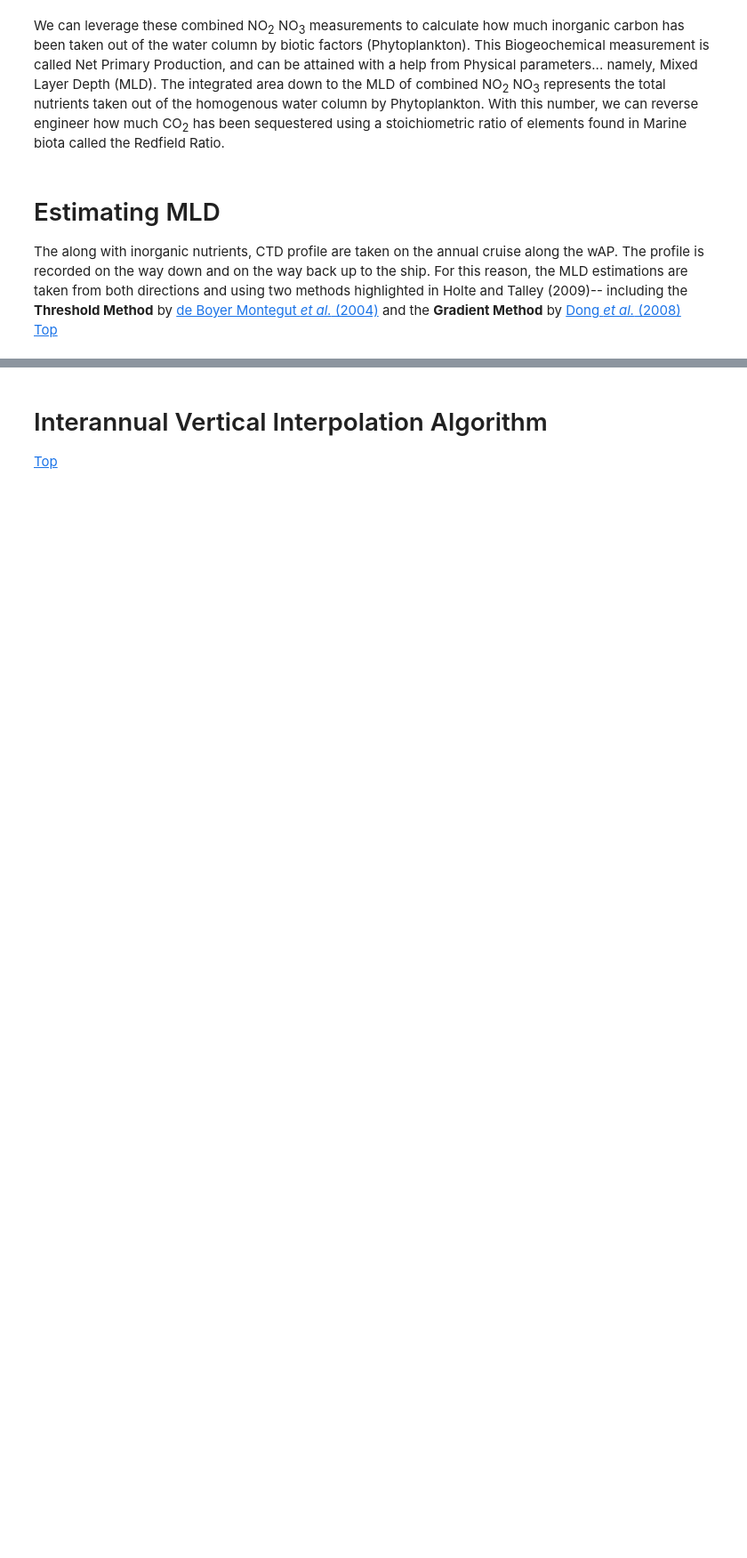
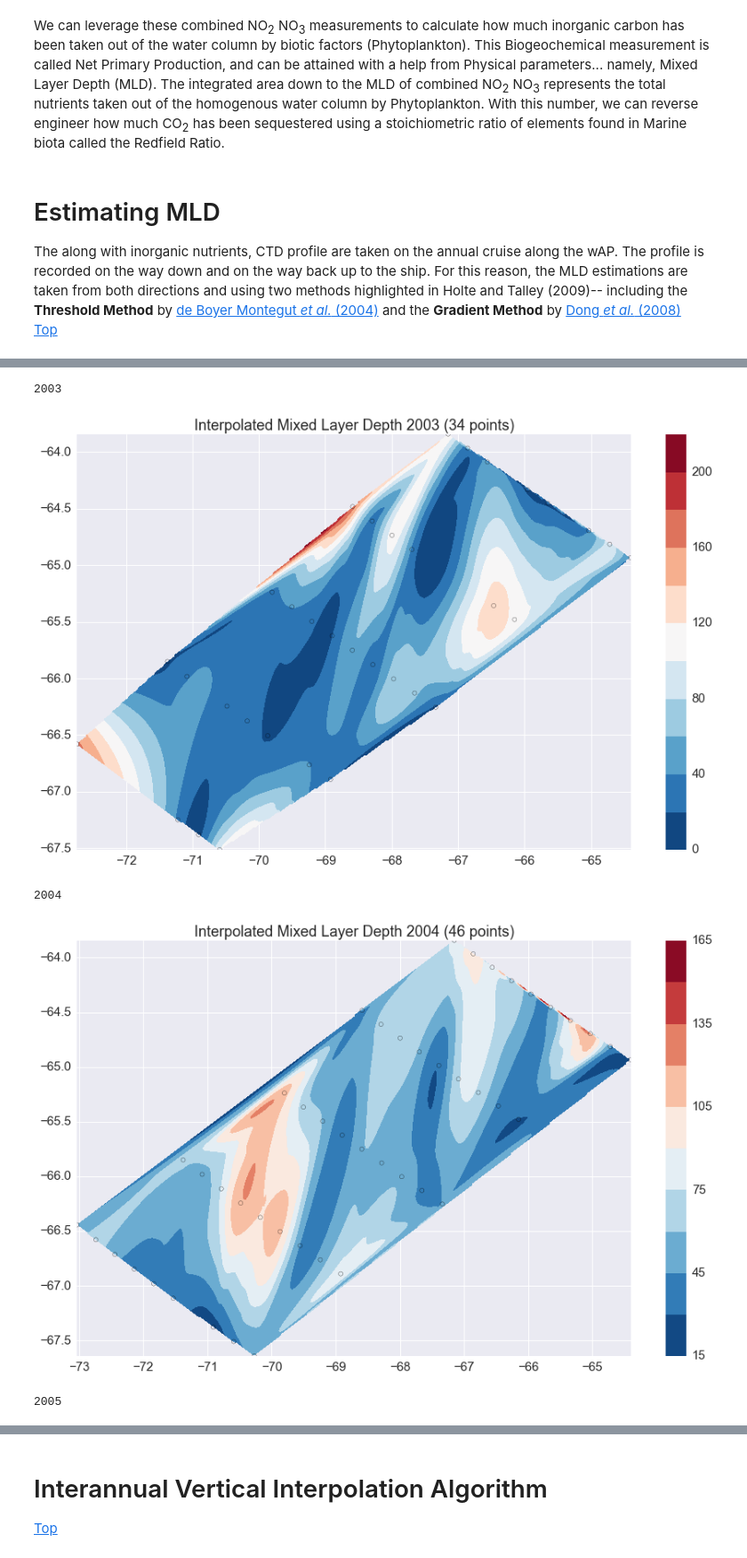
Before and after one commit to yinleon/Palmer, a Jupyter notebook: palmerInOrg.ipynb, the cells around one changed output, grey strips where cells are left out. Shown at 89% size. Cells and saved outputs as stored; diff of their text form; code cells hidden in the pictures; blank space fills up the shorter version.

```diff
--- a/palmerInOrg.ipynb
+++ b/palmerInOrg.ipynb
@@ -943,0 +925,11 @@ simps(profile,depth) # integrate from depth to surface using profile.
+# %%
+NOX_df = pd.DataFrame(json.loads(open(nppOutfile,'r').read()))
+NOX_df =pd.merge(left=NOX_df,right=newGrid,on='stationID',how='inner')
+# %%
+interpolate(df=NOX_df,tracer='NPP')
+# %% [output]
+2003
+[figure, added]
+2004
+[figure, added]
+2005
```
Also changed, not shown: parts of 35 cells of this notebook.
